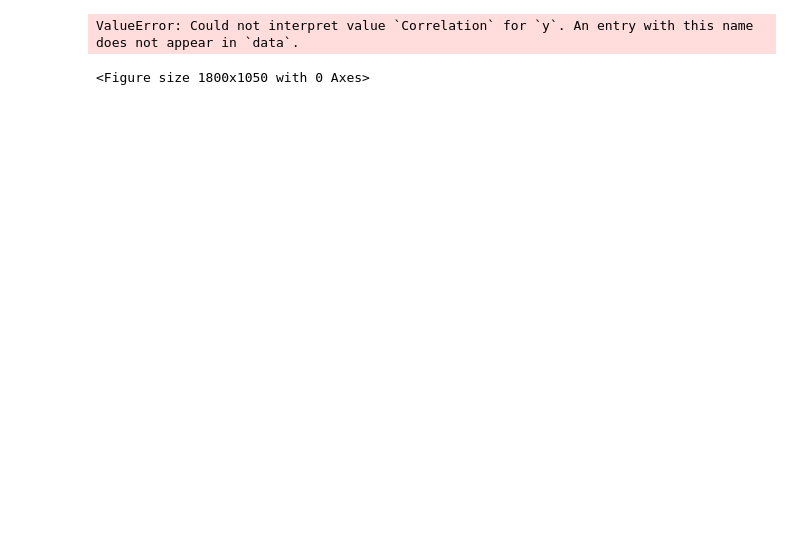
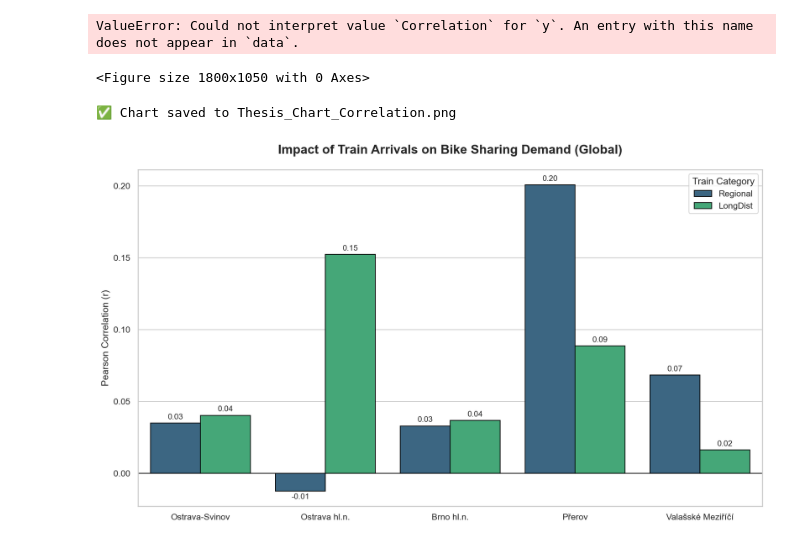
Before and after one commit to martinko606/Nextbike, a Jupyter notebook: Visualisation_2.ipynb, the cells around one changed output. Cells and saved outputs as stored; diff of their text form; code cells hidden in the pictures; blank space fills up the shorter version.

Commit message:
visualisations

```diff
--- a/Visualisation_2.ipynb
+++ b/Visualisation_2.ipynb
@@ -51,3 +51,78 @@ plt.show()
 # %% [output]
 ValueError: Could not interpret value `Correlation` for `y`. An entry with this name does not appear in `data`.
 <Figure size 1800x1050 with 0 Axes>
+# %%
+import pandas as pd
+import seaborn as sns
+import matplotlib.pyplot as plt
+import sys
+import os
+
+# ==========================================
+# 1. LOAD DATA
+# ==========================================
+file_path = "results/Final_Results.xlsx"
+
+if not os.path.exists(file_path):
+    print(f"❌ Error: {file_path} not found.")
+    sys.exit()
+
+df_res = pd.read_excel(file_path)
+
+# Clean column names (remove hidden spaces)
+df_res.columns = [str(c).strip() for c in df_res.columns]
+
+# ==========================================
+# 2. PROCESS DATA
+# ==========================================
+# Filter for specific categories
+plot_df = df_res[df_res['Category'].isin(['Regional', 'LongDist'])].copy()
+
+# --- FIX: Map the correct column name ---
+# We use 'Arr_Global' because your goal is to show the impact of Arrivals
+target_col = 'Arr_Global'
+
+if target_col in plot_df.columns:
+    plot_df.rename(columns={target_col: 'Correlation', 'Category': 'Train Type'}, inplace=True)
+else:
+    print(f"❌ Error: Column '{target_col}' not found.")
+    print(f"   Available columns: {plot_df.columns.tolist()}")
+    sys.exit()
+
+# ==========================================
+# 3. PLOT CHART
+# ==========================================
+plt.figure(figsize=(12, 7), dpi=150)
+sns.set_theme(style="whitegrid")
+
+# Draw Bar Chart
+ax = sns.barplot(
+    data=plot_df,
+    x='City',
+    y='Correlation',
+    hue='Train Type',
+    palette='viridis',
+    edgecolor='black',
+    linewidth=1
+)
+
+# Styling
+plt.axhline(0, color='black', linewidth=1)
+plt.title("Impact of Train Arrivals on Bike Sharing Demand (Global)", fontsize=16, fontweight='bold', pad=20)
+plt.ylabel("Pearson Correlation (r)", fontsize=12)
+plt.xlabel("")
+plt.legend(title='Train Category', loc='upper right')
+
+# Add Labels
+for container in ax.containers:
+    ax.bar_label(container, fmt='%.2f', padding=3, fontsize=10)
+
+plt.tight_layout()
+
+# Save and Show
+plt.savefig("Thesis_Chart_Correlation.png")
+print("✅ Chart saved to Thesis_Chart_Correlation.png")
+plt.show()
+# %% [output]
+✅ Chart saved to Thesis_Chart_Correlation.png
+[figure, added]
```
Also changed, not shown: 7 other files.
